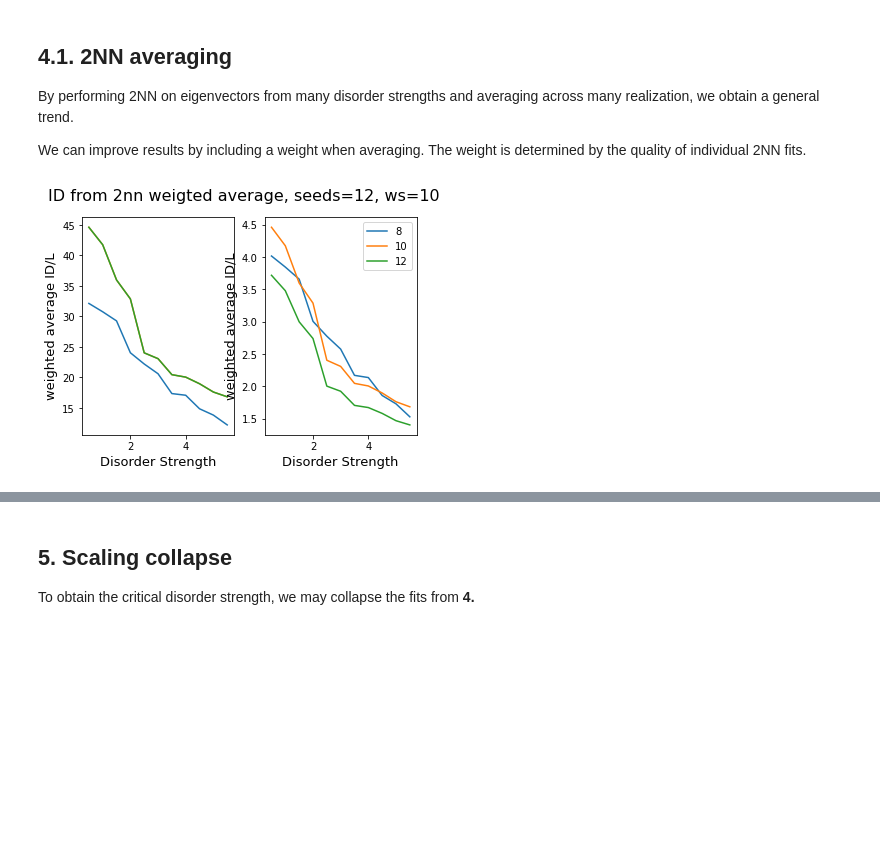
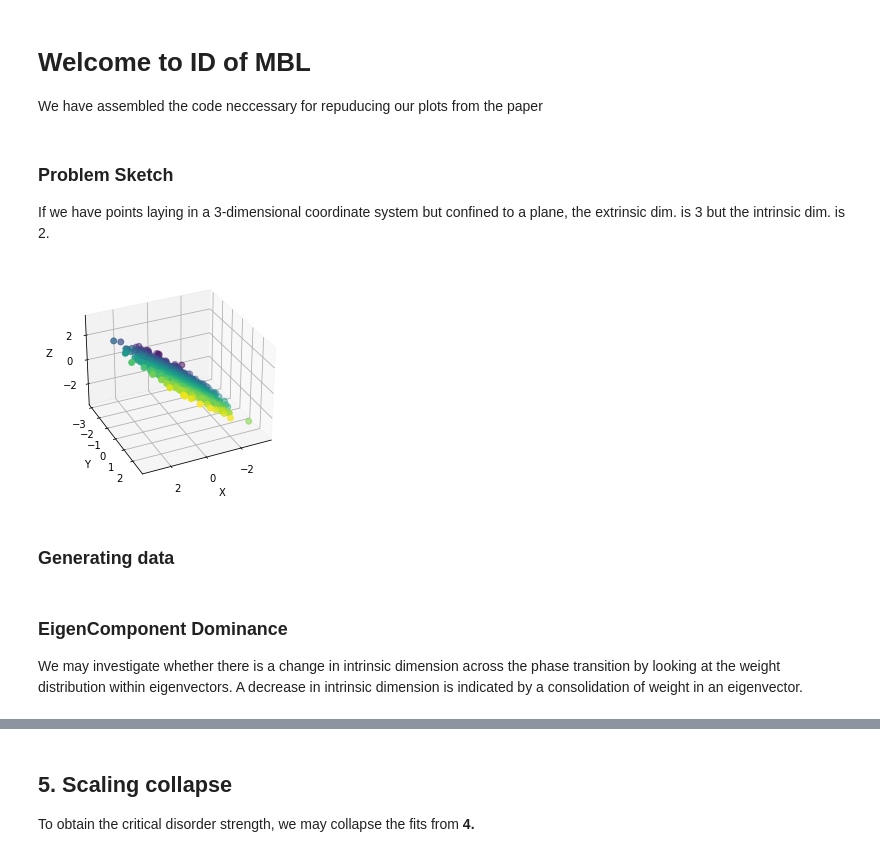
Before and after one commit to condensedAI/mbl-intrinsicdimension, a Jupyter notebook: IDMBL.ipynb, the cells around one changed output, grey strips where cells are left out. Cells and saved outputs as stored; diff of their text form; code cells hidden in the pictures; blank space fills up the shorter version.

```diff
--- a/IDMBL.ipynb
+++ b/IDMBL.ipynb
@@ -151,31 +1,4 @@ plt.show()
-# %% [markdown]
-## 4.1. 2NN averaging
-By performing 2NN on eigenvectors from many disorder strengths and averaging across many realization, we obtain a general trend.
-
-We can improve results by including a weight when averaging. The weight is determined by the quality of individual 2NN fits.
-# %%
-def weighted_average_m1(distribution, weights):
-    # https://towardsdatascience.com/3-ways-to-compute-a-weighted-average-in-python-4e066de7a719
-    numerator = sum([distribution[i]*weights[i] for i in range(len(distribution))])
-    denominator = sum(weights)
-
-    return numerator/denominator
-
-weighted_averages = []
-for i in range(len(ws)):
-    weighted_averages.append(weighted_average_m1(slope_loss_and_weight[i,:,0], slope_loss_and_weight[i,:,2]))
-
-np.save('data/weighted_averages-L={}-seeds={}-ws={}.npy'.format(L,seeds,len(ws)),weighted_averages, allow_pickle=True)
-
-fig, ax = plt.subplots(1,2)
-for L in [8,10,12]:
-    ax[0].plot(ws,np.load('data/weighted_averages-L={}-seeds={}-ws={}.npy'.format(L,seeds,len(ws))), label=L)
-    ax[1].plot(ws,np.load('data/weighted_averages-L={}-seeds={}-ws={}.npy'.format(L,seeds,len(ws)))/L, label=L)
-plt.legend()
-[ax[i].set_xlabel('Disorder Strength', fontsize=13) for i in range(2)]
-[ax[i].set_ylabel('weighted average ID/L', fontsize=13) for i in range(2)]
-
-fig.suptitle('ID from 2nn weigted average, seeds={}, ws={}'.format(L,seeds,len(ws)), fontsize=16)
-plt.show()
-# %% [output]
-[figure, removed]
+# %% [markdown]
+# Welcome to ID of MBL
+
+We have assembled the code neccessary for repuducing our plots from the paper
@@ -181,0 +14,9 @@ plt.show()
+# %% [markdown]
+### Problem Sketch
+If we have points laying in a 3-dimensional coordinate system but confined to a plane, the extrinsic dim. is 3 but the intrinsic dim. is 2.
+# %%
+make_problem_sketch()
+# %% [output]
+[figure, added]
+# %% [markdown]
+### Generating data
@@ -181,0 +29,3 @@ plt.show()
+# %% [markdown]
+### EigenComponent Dominance
+We may investigate whether there is a change in intrinsic dimension across the phase transition by looking at the weight distribution within eigenvectors. A decrease in intrinsic dimension is indicated by a consolidation of weight in an eigenvector.
```
Also changed, not shown: parts of 37 cells of this notebook, 1 other file.
